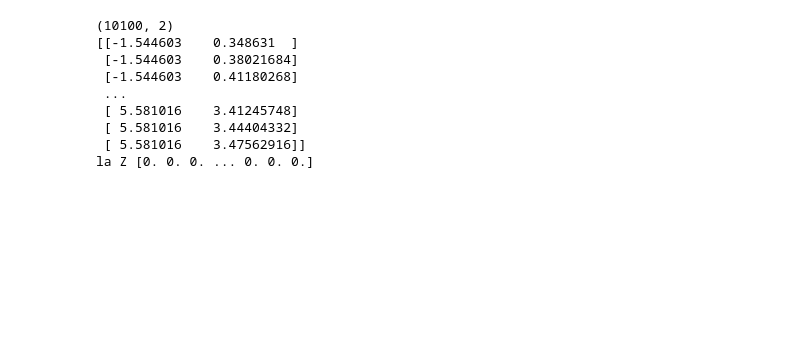
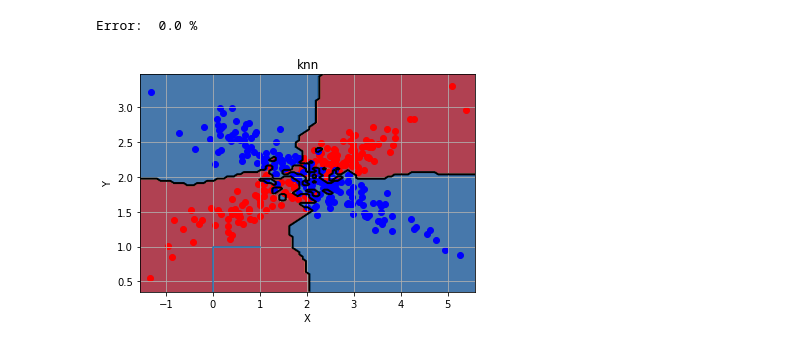
Before and after one commit to pablomm/faa, a Jupyter notebook: Practica2/Untitled.ipynb, the cells around one changed output. Saved outputs shown, nothing was run; the diff lists cells and outputs as text; code cells hidden in the pictures; blank space fills up the shorter version.

Commit message:
Clase 12 nov

```diff
--- a/Practica2/Untitled.ipynb
+++ b/Practica2/Untitled.ipynb
@@ -52,31 +102,38 @@ def plotModel(x,y,clase,clf,title,diccionarios):
 # %%
 
 
-from Datos import Datos
+
+dataset = Datos("../ConjuntosDatos/example1.data",cast=float)
+clases = dataset[:,-1]
+
+knn = ClasificadorVecinosProximos(k=1 ,normaliza=True)
+knn.entrenamiento(dataset)
+
+pred = knn.clasifica(dataset[:,:-1])
+
+#print(knn.est)
+#print(pred != knn.datos[:,-1])
+print("Error: ",100*Clasificador.error(knn.datos, pred),"%")
+
+log = ClasificadorRegresionLogistica()
+v = ValidacionSimple(19./20)
+p = v(dataset)
+
+idx =p[0].indicesTrain
+#log.entrenamiento(dataset, indices=idx)
+
+curva_roc(knn, dataset)
 
 
-from Clasificador import ClasificadorVecinosProximos
+plotModel(dataset[idx][:,0],dataset[idx][:,1], dataset[idx][:,2], knn, "knn", dataset.diccionarios)
 
+#pred = log.clasifica(dataset, indices=p[0].indicesTest)
 
-dataset = Datos("../ConjuntosDatos/example1.data")
-#print(dataset.datos)
-knn = ClasificadorVecinosProximos(k=5 ,normaliza=True)
-knn.entrenamiento(dataset)
-"""
-pred = knn.clasifica(dataset)
-#print(knn.est)
-#print(pred != knn.datos[:,-1])
-
-
-"""
-plotModel(dataset[:,0],dataset[:,1],dataset[:,-1]!=0,knn,"dasasd",dataset.diccionarios)
+#print(pred)
+#print(clases[p[0].indicesTest])
+#print(Clasificador.error(dataset[p[0].indicesTest], pred))
+#print(log.w)
+plt.show()
 # %% [output]
-(10100, 2)
-[[-1.544603    0.348631  ]
- [-1.544603    0.38021684]
- [-1.544603    0.41180268]
- ...
- [ 5.581016    3.41245748]
- [ 5.581016    3.44404332]
- [ 5.581016    3.47562916]]
-la Z [0. 0. 0. ... 0. 0. 0.]
+Error:  0.0 %
+[figure, added]
```
Also changed, not shown: parts of 13 cells of this notebook, 2 other files.
